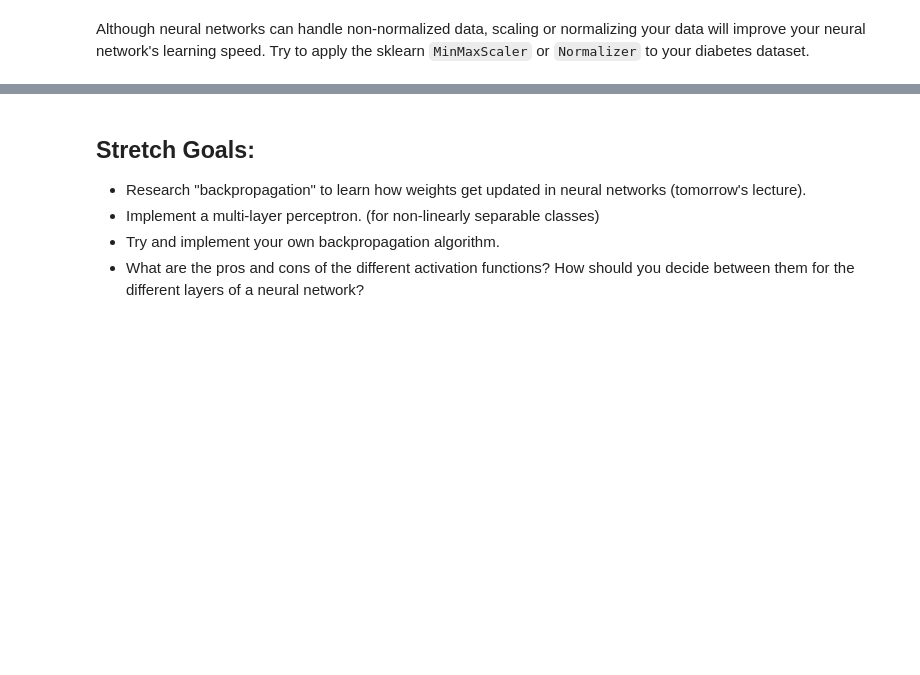
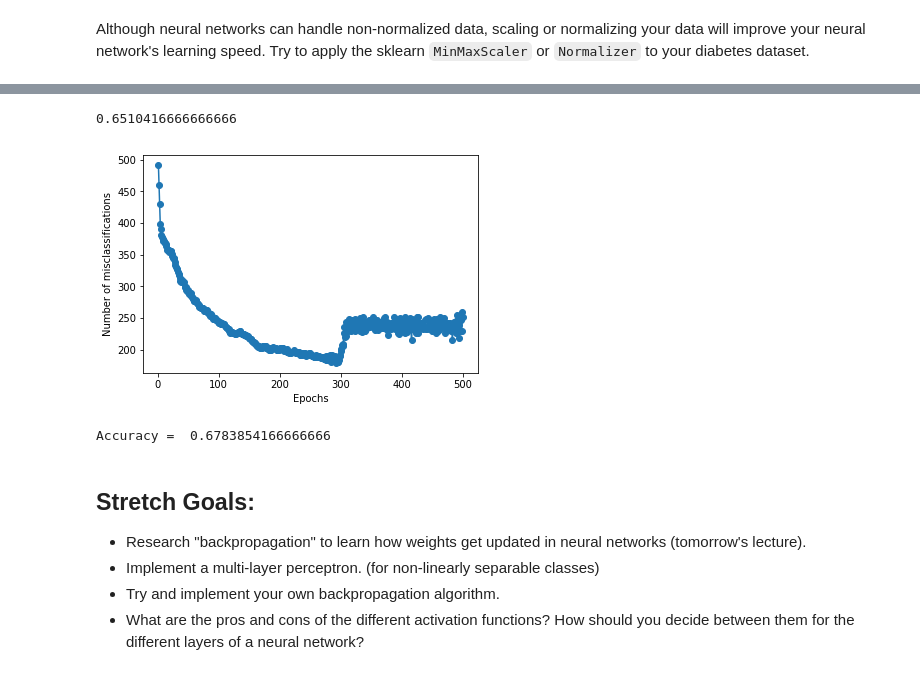
Before and after one commit to bloominstituteoftechnology/DS-Unit-4-Sprint-2-Neural-Networks, a Jupyter notebook: module1-Intro-to-Neural-Networks/LS_DS_421_Intro_to_NN_Assignment.ipynb, the cells around one changed output, grey strips where cells are left out. Drawn from its saved outputs; the diff is of its cells as text; code cells hidden in the pictures; blank space fills up the shorter version.

```diff
--- a/module1-Intro-to-Neural-Networks/LS_DS_421_Intro_to_NN_Assignment.ipynb
+++ b/module1-Intro-to-Neural-Networks/LS_DS_421_Intro_to_NN_Assignment.ipynb
@@ -231,0 +175,3 @@ array([[-0.81889399],
+# %%
+X = scaled_df[feats]
+Y = diabetes[['Outcome']]
@@ -231,0 +199,8 @@ array([[-0.81889399],
+# %%
+# Get baseline score
+from sklearn.metrics import accuracy_score
+
+majority_class = diabetes['Outcome'].mode()[0]
+accuracy_score(Y,[majority_class]*len(Y))
+# %% [output]
+0.6510416666666666
@@ -232,3 +273,18 @@ array([[-0.81889399],
+# %%
+import matplotlib.pyplot as plt
+
+pn = Perceptron(0.0002,500);
+pn.fit(X.values,Y.values);
+plt.plot(range(1, len(pn.errors) + 1), pn.errors, marker='o')
+plt.xlabel('Epochs')
+plt.ylabel('Number of misclassifications')
+plt.show();
+# %% [output]
+[figure, added]
+# %%
+print("Accuracy =", (X.shape[0]-pn.errors[-1])/X.shape[0])
+# %% [output]
+Accuracy =  0.6783854166666666
 # %% [markdown]
 ## Stretch Goals:
 
```
Also changed, not shown: parts of 6 cells of this notebook, 2 other files.
